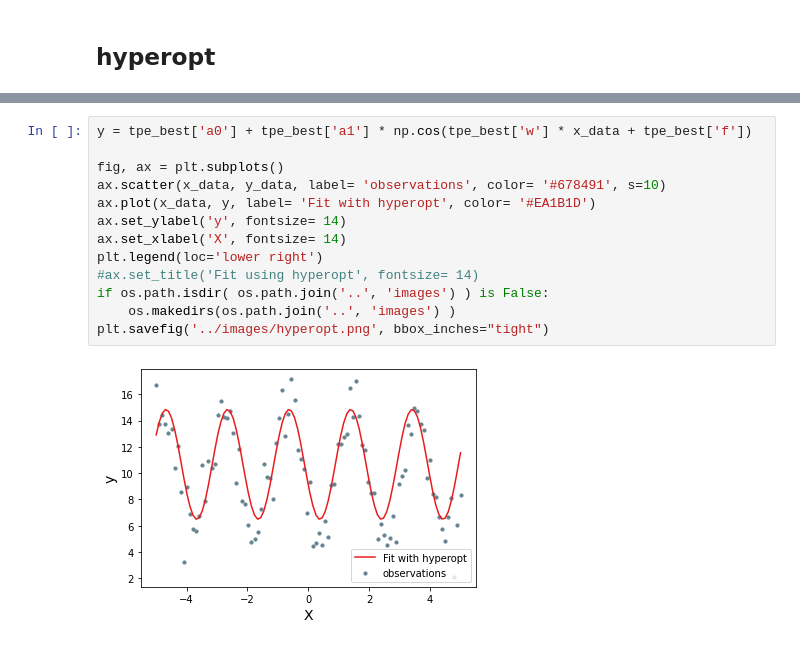
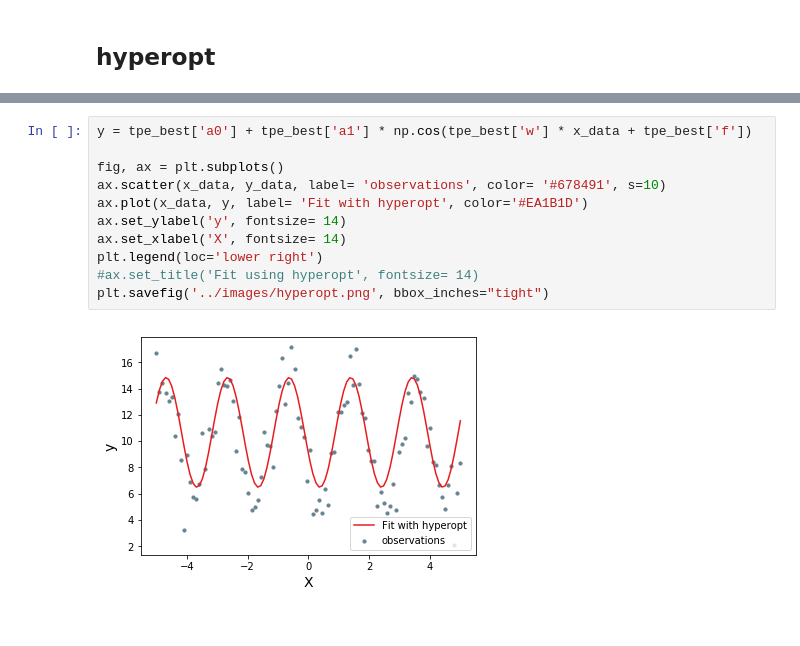
Before and after one commit to Harmonic-Oscillator-hyBrid-fIT/HOBIT, a Jupyter notebook: notebooks/only_hyperopt.ipynb, the cells around one changed output, grey strips where cells are left out. Cells and saved outputs as stored; diff of their text form.

```diff
--- a/notebooks/only_hyperopt.ipynb
+++ b/notebooks/only_hyperopt.ipynb
@@ -69,15 +70,13 @@ r2: 0.7917787135381958
 # %%
 y = tpe_best['a0'] + tpe_best['a1'] * np.cos(tpe_best['w'] * x_data + tpe_best['f'])
 
 fig, ax = plt.subplots()
 ax.scatter(x_data, y_data, label= 'observations', color= '#678491', s=10)
-ax.plot(x_data, y, label= 'Fit with hyperopt', color= '#EA1B1D')
+ax.plot(x_data, y, label= 'Fit with hyperopt', color='#EA1B1D')
 ax.set_ylabel('y', fontsize= 14)
 ax.set_xlabel('X', fontsize= 14)
 plt.legend(loc='lower right')
 #ax.set_title('Fit using hyperopt', fontsize= 14)
-if os.path.isdir( os.path.join('..', 'images') ) is False:
-    os.makedirs(os.path.join('..', 'images') )
 plt.savefig('../images/hyperopt.png', bbox_inches="tight")
 # %% [output]
-[figure, old version]
+[figure, new version]
```
Also changed, not shown: parts of 4 cells of this notebook, 19 other files.
